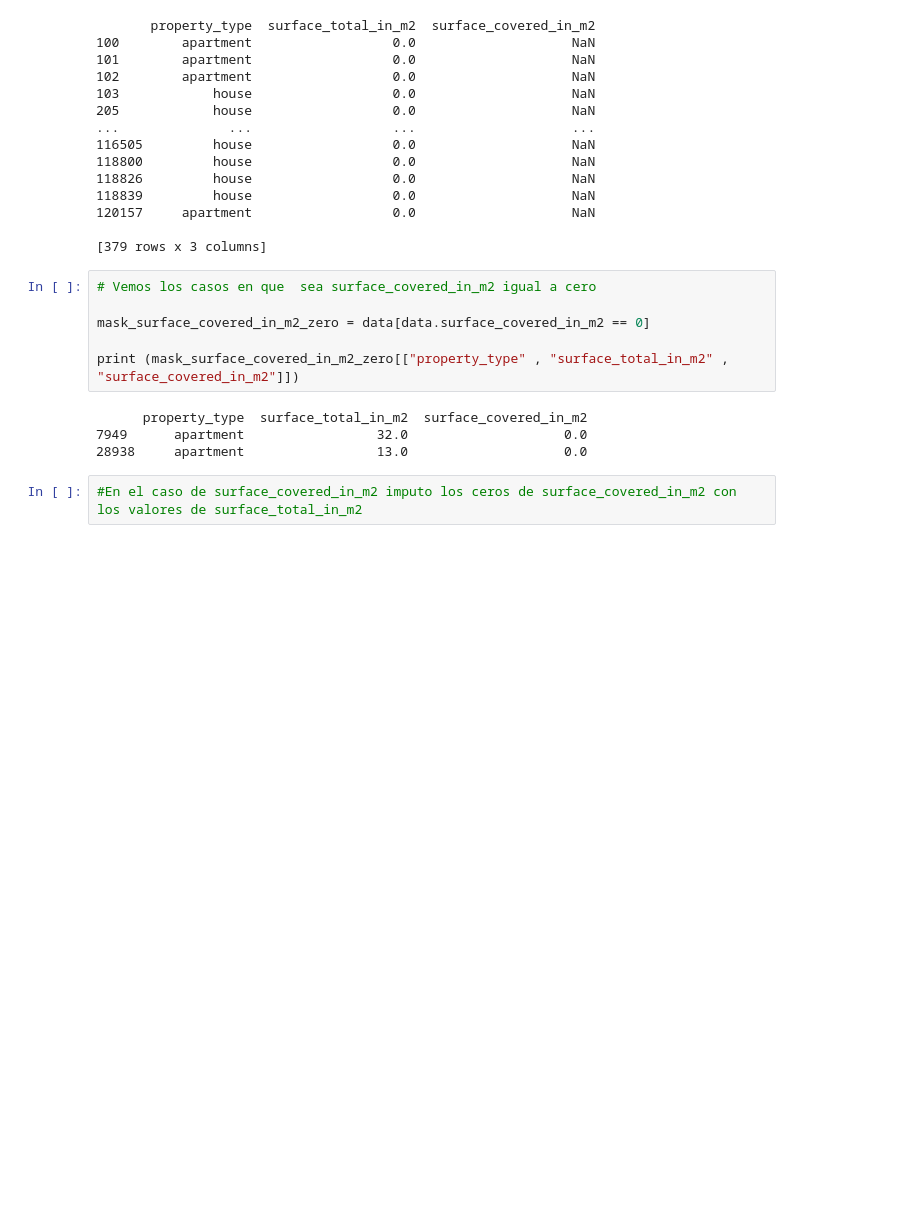
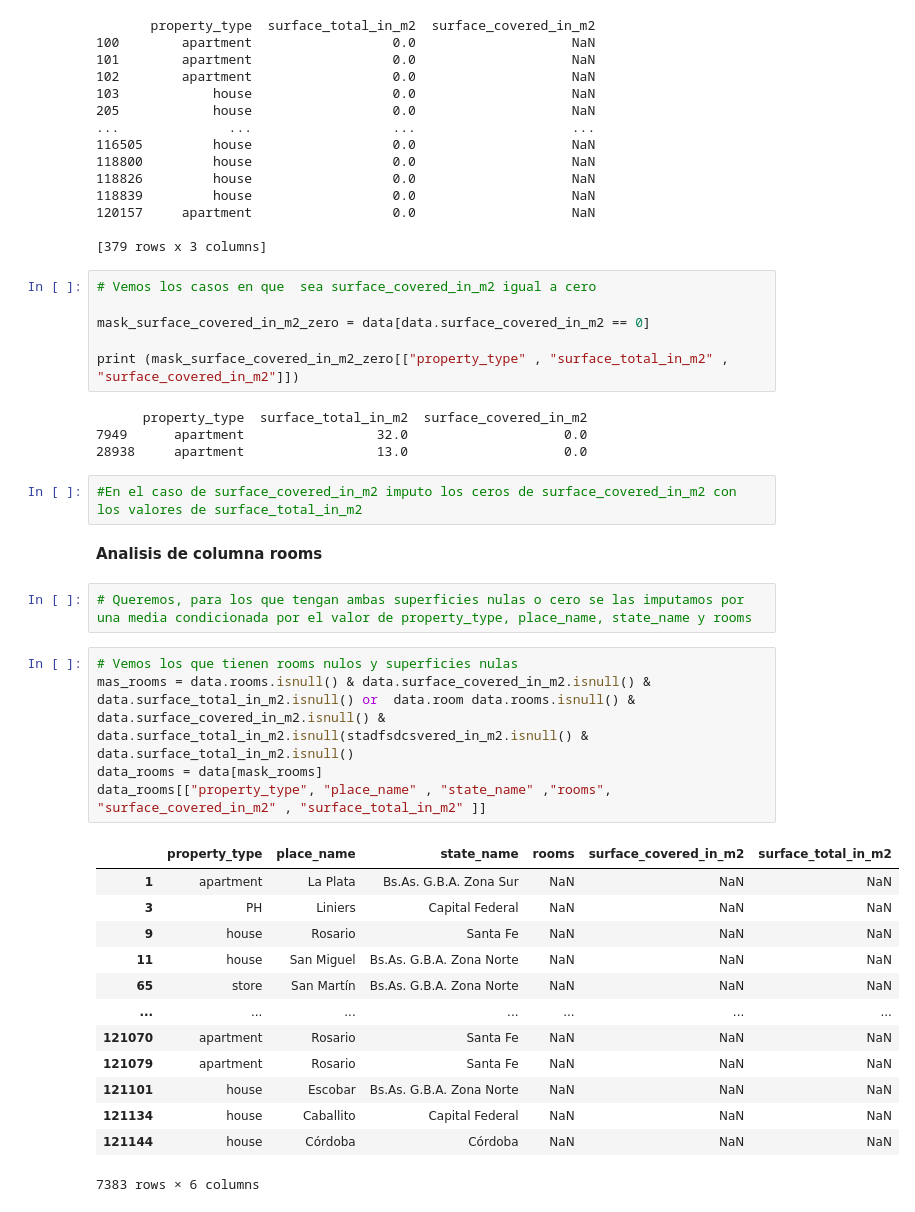
Before and after one commit to BenkosT/TP_Limpieza, a Jupyter notebook: Notebooks/Limpieza.ipynb, the cells around one changed output. Cells and saved outputs as stored; diff of their text form; blank space fills up the shorter version.

```diff
--- a/Notebooks/Limpieza.ipynb
+++ b/Notebooks/Limpieza.ipynb
@@ -315,3 +315,26 @@ print (mask_surface_covered_in_m2_zero[["property_type" , "surface_total_in_m2"
 28938     apartment                 13.0                    0.0
 # %%
 #En el caso de surface_covered_in_m2 imputo los ceros de surface_covered_in_m2 con los valores de surface_total_in_m2
+# %% [markdown]
+**Analisis de columna rooms**
+# %%
+# Queremos, para los que tengan ambas superficies nulas o cero se las imputamos por una media condicionada por el valor de property_type, place_name, state_name y rooms
+# %%
+# Vemos los que tienen rooms nulos y superficies nulas
+mas_rooms = data.rooms.isnull() & data.surface_covered_in_m2.isnull() & data.surface_total_in_m2.isnull() or  data.room data.rooms.isnull() & data.surface_covered_in_m2.isnull() & data.surface_total_in_m2.isnull(stadfsdcsvered_in_m2.isnull() & data.surface_total_in_m2.isnull()
+data_rooms = data[mask_rooms]
+data_rooms[["property_type", "place_name" , "state_name" ,"rooms", "surface_covered_in_m2" , "surface_total_in_m2" ]]
+# %% [output]
+|  | property_type | place_name | state_name | rooms | surface_covered_in_m2 | surface_total_in_m2 |
+| 1 | apartment | La Plata | Bs.As. G.B.A. Zona Sur | NaN | NaN | NaN |
+| 3 | PH | Liniers | Capital Federal | NaN | NaN | NaN |
+| 9 | house | Rosario | Santa Fe | NaN | NaN | NaN |
+| 11 | house | San Miguel | Bs.As. G.B.A. Zona Norte | NaN | NaN | NaN |
+| 65 | store | San Martín | Bs.As. G.B.A. Zona Norte | NaN | NaN | NaN |
+| ... | ... | ... | ... | ... | ... | ... |
+| 121070 | apartment | Rosario | Santa Fe | NaN | NaN | NaN |
+| 121079 | apartment | Rosario | Santa Fe | NaN | NaN | NaN |
+| 121101 | house | Escobar | Bs.As. G.B.A. Zona Norte | NaN | NaN | NaN |
+| 121134 | house | Caballito | Capital Federal | NaN | NaN | NaN |
+| 121144 | house | Córdoba | Córdoba | NaN | NaN | NaN |
+7383 rows × 6 columns
```
Also changed, not shown: parts of 1 cell of this notebook.
